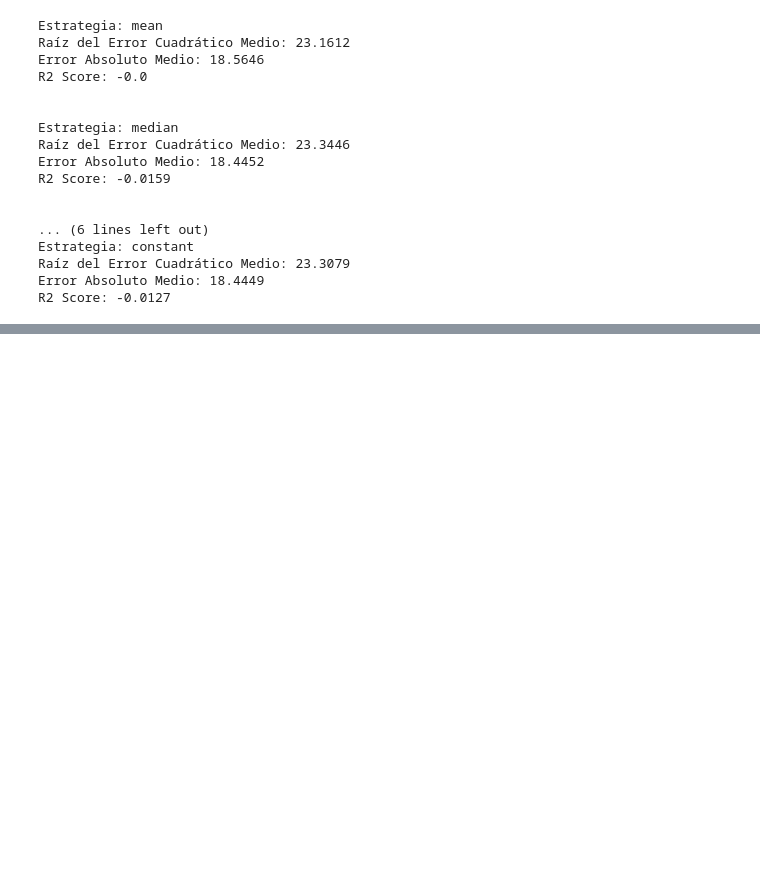
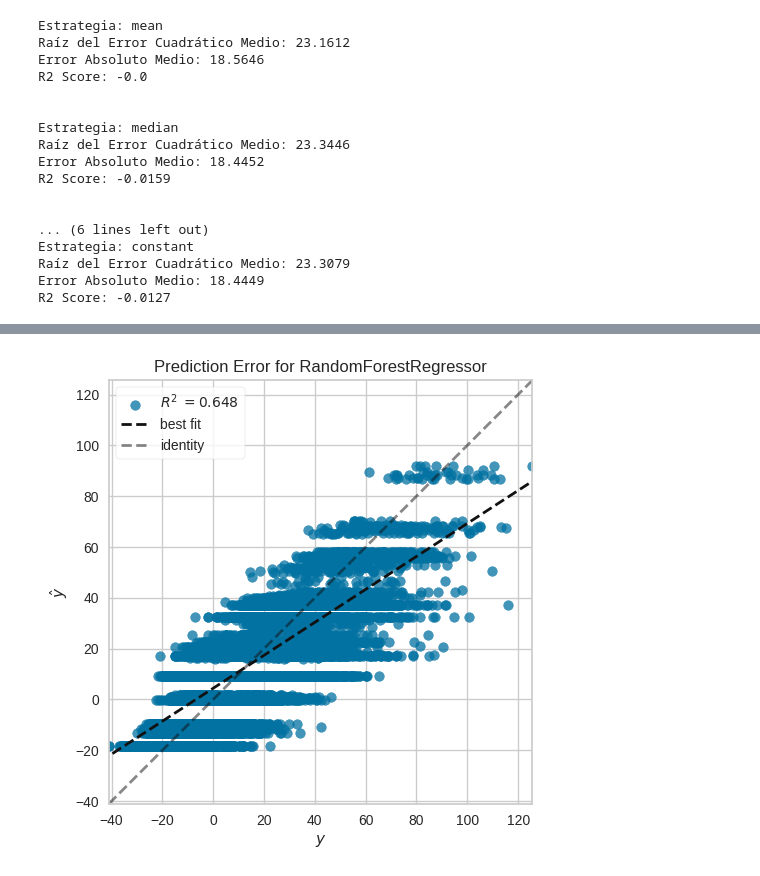
Before and after one commit to Tecindes/ClasificacionValidacion, a Jupyter notebook: IAAumentada.ipynb, the cells around one changed output, grey strips where cells are left out. Cells and saved outputs as stored; diff of their text form; code cells hidden in the pictures; blank space fills up the shorter version.

```diff
--- a/IAAumentada.ipynb
+++ b/IAAumentada.ipynb
@@ -463,0 +489,5 @@ R2 Score: -0.0127
+# %%
+from yellowbrick.regressor import prediction_error
+visualizer=prediction_error(modelo, X_train, y_train, X_test, y_test);
+# %% [output]
+[figure, added]
```
Also changed, not shown: parts of 3 cells of this notebook.
